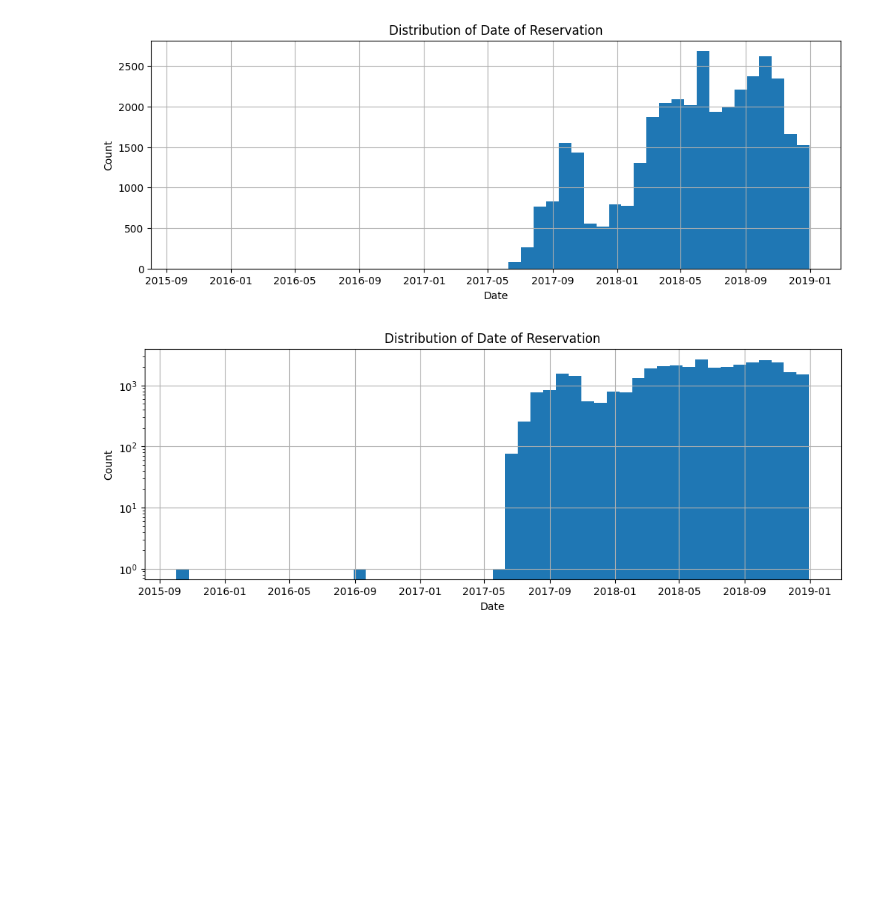
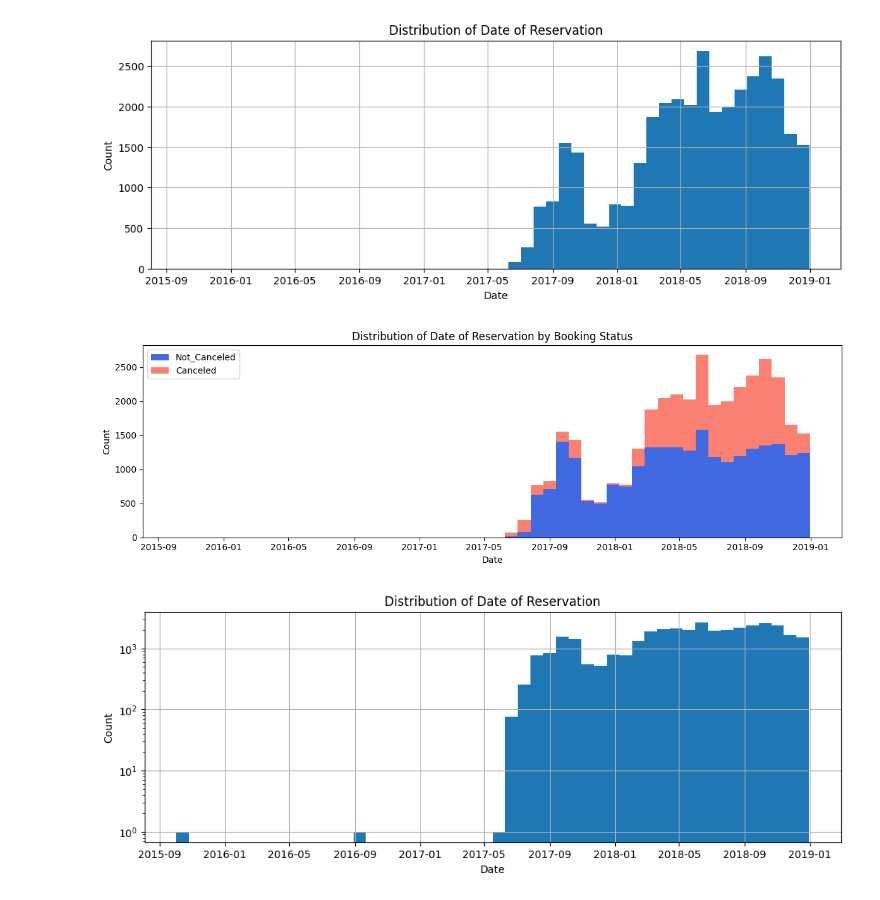
Before and after one commit to liza-no/MLOps_project, a Jupyter notebook: project_mlops/notebooks/Data Exploration.ipynb, the cells around one changed output. Drawn from its saved outputs; the diff is of its cells as text; code cells hidden in the pictures; blank space fills up the shorter version.

Commit message:
add plot reservation date by target

```diff
--- a/project_mlops/notebooks/Data Exploration.ipynb
+++ b/project_mlops/notebooks/Data Exploration.ipynb
@@ -229,6 +229,32 @@ plt.ylabel("Count")
 plt.show()
 # %% [output]
 [figure]
+# %%
+# histogram of reservation date with booking status
+plt.figure(figsize=(12, 4))
+
+
+#  grouping by booking status
+canceled = df[df['booking status'] == 'Canceled']['date of reservation']
+not_canceled = df[df['booking status'] == 'Not_Canceled']['date of reservation']
+
+# plotting
+plt.hist(
+    [not_canceled, canceled],
+    bins=50,
+    stacked=True,
+    label=['Not_Canceled', 'Canceled'],
+    color=['royalblue', 'salmon']
+)
+
+plt.title("Distribution of Date of Reservation by Booking Status")
+plt.xlabel("Date")
+plt.ylabel("Count")
+plt.legend()
+plt.tight_layout()
+plt.show()
+# %% [output]
+[figure, added]
 # %%
 # plotting histogram of reservation dates on log-scale to see very old dates with few reservations
 plt.figure(figsize=(12,4))
```
